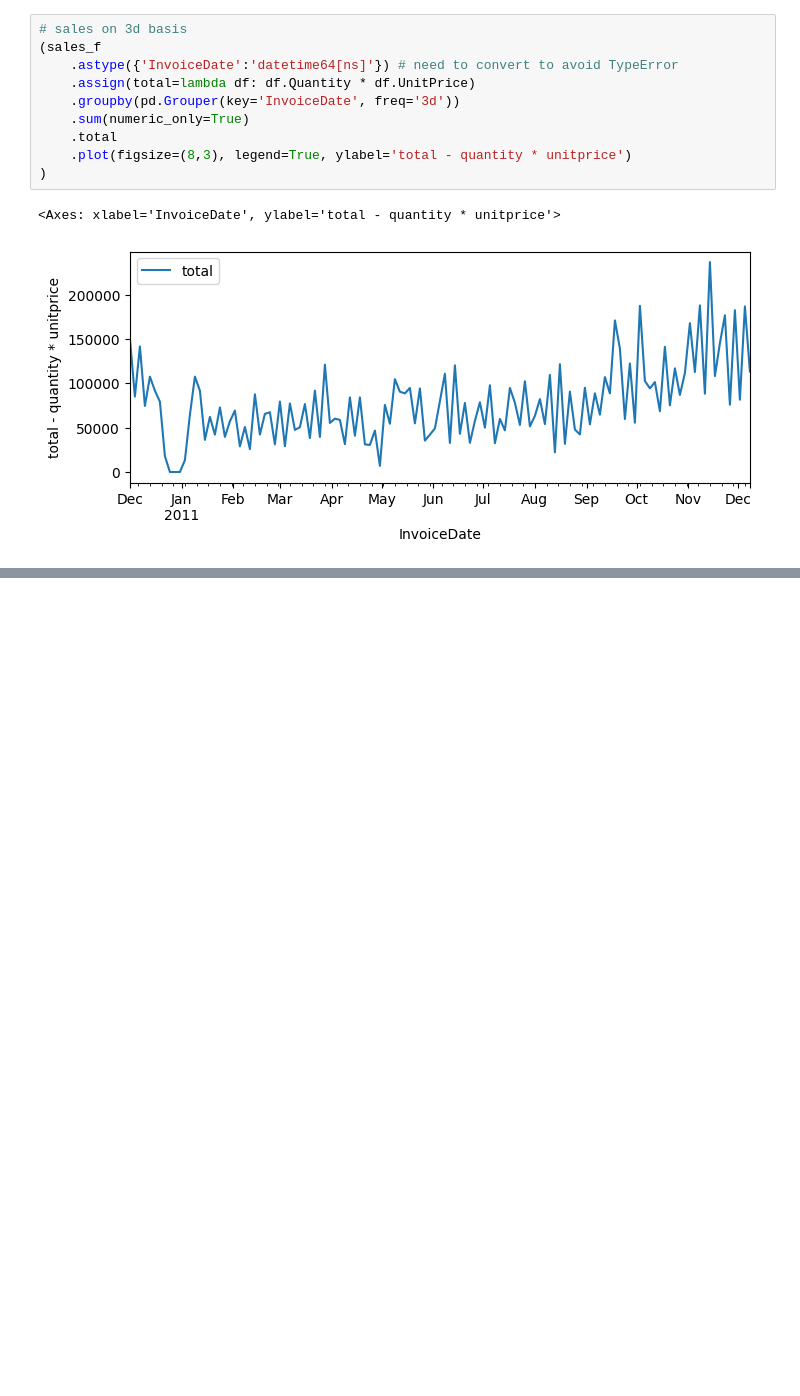
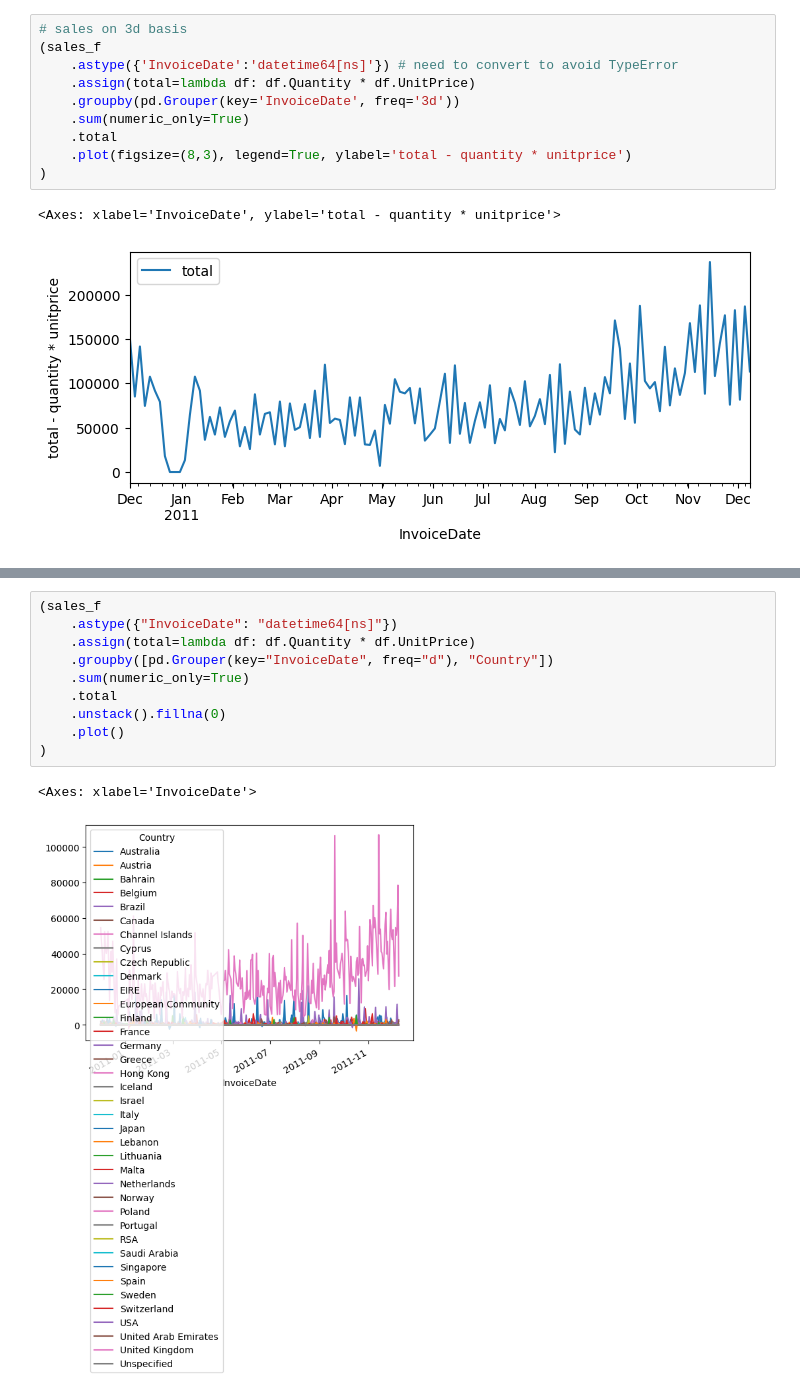
Before and after one commit to agpt8/data_science_portfolio, a Jupyter notebook: retail-data-summary.ipynb, the cells around one changed output, grey strips where cells are left out. Saved outputs shown, nothing was run; the diff lists cells and outputs as text; blank space fills up the shorter version.

```diff
--- a/retail-data-summary.ipynb
+++ b/retail-data-summary.ipynb
@@ -413,0 +500,13 @@ Let's see some sales by month
+# %%
+(sales_f
+    .astype({"InvoiceDate": "datetime64[ns]"})
+    .assign(total=lambda df: df.Quantity * df.UnitPrice)
+    .groupby([pd.Grouper(key="InvoiceDate", freq="d"), "Country"])
+    .sum(numeric_only=True)
+    .total
+    .unstack().fillna(0)
+    .plot()
+)
+# %% [output]
+<Axes: xlabel='InvoiceDate'>
+[figure, added]
```
Also changed, not shown: parts of 12 cells of this notebook.
